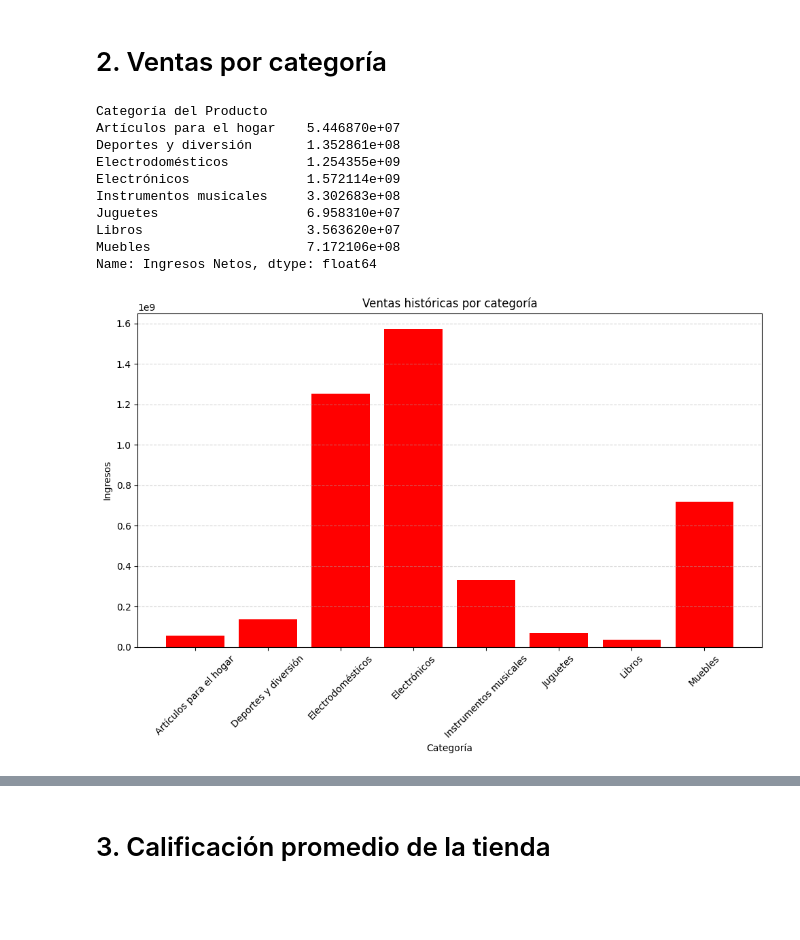
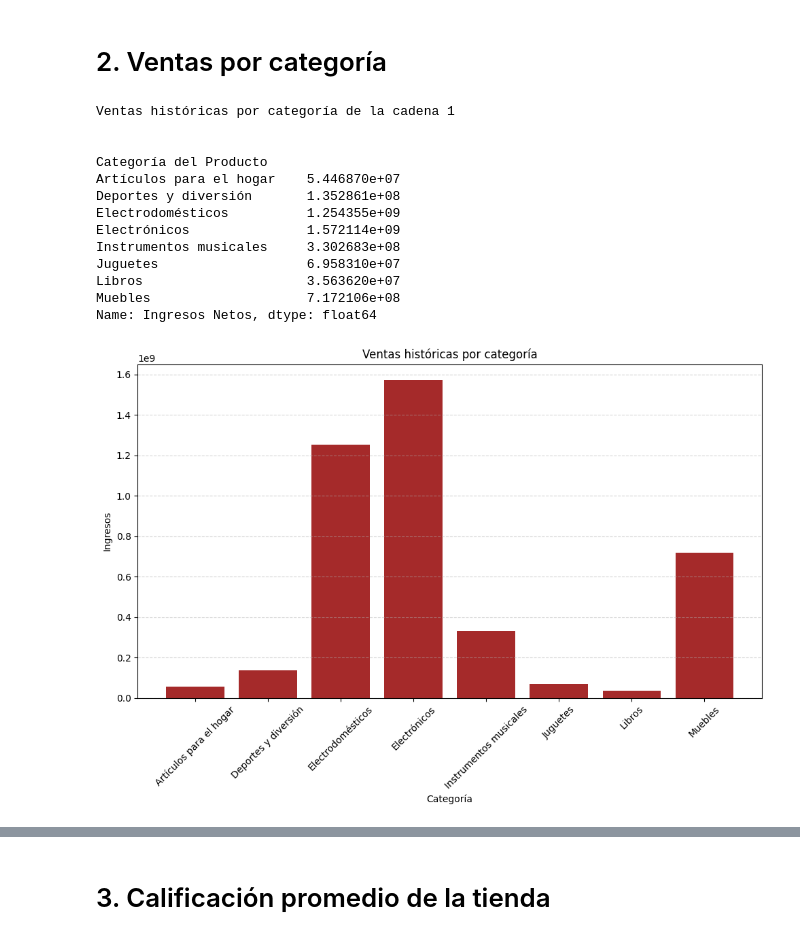
Before and after one commit to marsavil/challenge_1_ONE, a Jupyter notebook: AluraStoreLatam.ipynb, the cells around one changed output, grey strips where cells are left out. Drawn from its saved outputs; the diff is of its cells as text; code cells hidden in the pictures; blank space fills up the shorter version.

```diff
--- a/AluraStoreLatam.ipynb
+++ b/AluraStoreLatam.ipynb
@@ -191,27 +136,37 @@ Index([2020, 2021, 2022, 2023], dtype='int64', name='Año')
 # %% [markdown]
 # 2. Ventas por categoría
 # %%
-ventas_df = df.groupby('Categoría del Producto')['Ingresos Netos'].sum()
-print(ventas_df)
+def ventas_categorias(df):
+  ventas_tienda= df.groupby('Categoría del Producto')['Ingresos Netos'].sum()
+  print(ventas_tienda)
 
-plt.figure(figsize=(10, 7))
-plt.bar(ventas_df.index, ventas_df.values, color='red')
-plt.title('Ventas históricas por categoría')
-plt.ylabel('Ingresos')
-plt.xlabel('Categoría')
-plt.xticks(rotation=45)
-plt.grid(axis='y', linestyle='--', alpha=0.5)
-plt.tight_layout()
-plt.show()
+  # Gráfico
+
+  plt.figure(figsize=(10, 7))
+  plt.bar(ventas_tienda.index, ventas_tienda.values, color="brown")
+  plt.title('Ventas históricas por categoría')
+  plt.ylabel('Ingresos')
+  plt.xlabel('Categoría')
+  plt.xticks(rotation=45)
+  plt.grid(axis='y', linestyle='--', alpha=0.5)
+  plt.tight_layout()
+  plt.show()
-# %% [output]
-Categoría del Producto
-Artículos para el hogar    5.446870e+07
-Deportes y diversión       1.352861e+08
-Electrodomésticos          1.254355e+09
-Electrónicos               1.572114e+09
-Instrumentos musicales     3.302683e+08
-Juguetes                   6.958310e+07
-Libros                     3.563620e+07
-Muebles                    7.172106e+08
-Name: Ingresos Netos, dtype: float64
-[figure, removed]
+# %%
+
+print("\n\nVentas históricas por categoría de la cadena 1\n\n")
+ventas_categorias(df)
+# %% [output]
+Ventas históricas por categoría de la cadena 1
+
+
+Categoría del Producto
+Artículos para el hogar    5.446870e+07
+Deportes y diversión       1.352861e+08
+Electrodomésticos          1.254355e+09
+Electrónicos               1.572114e+09
+Instrumentos musicales     3.302683e+08
+Juguetes                   6.958310e+07
+Libros                     3.563620e+07
+Muebles                    7.172106e+08
+Name: Ingresos Netos, dtype: float64
+[figure, added]
```
Also changed, not shown: parts of 7 cells of this notebook.
